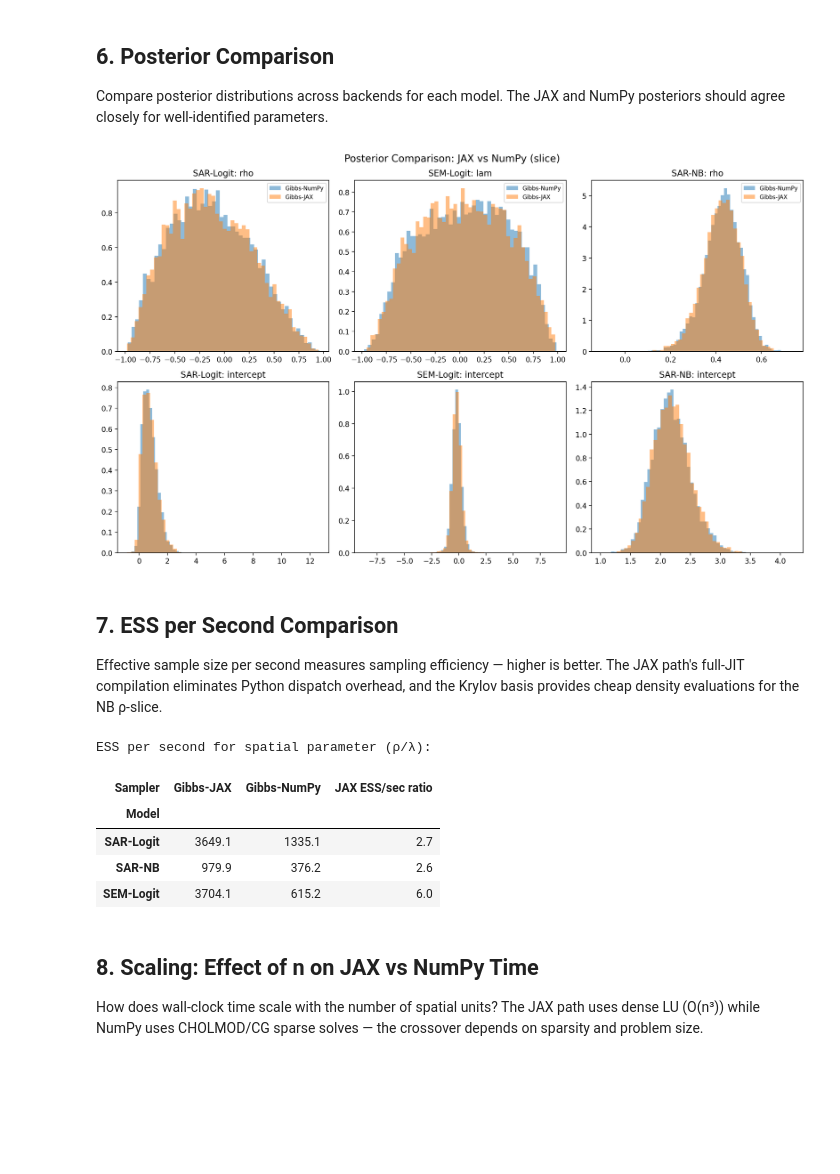
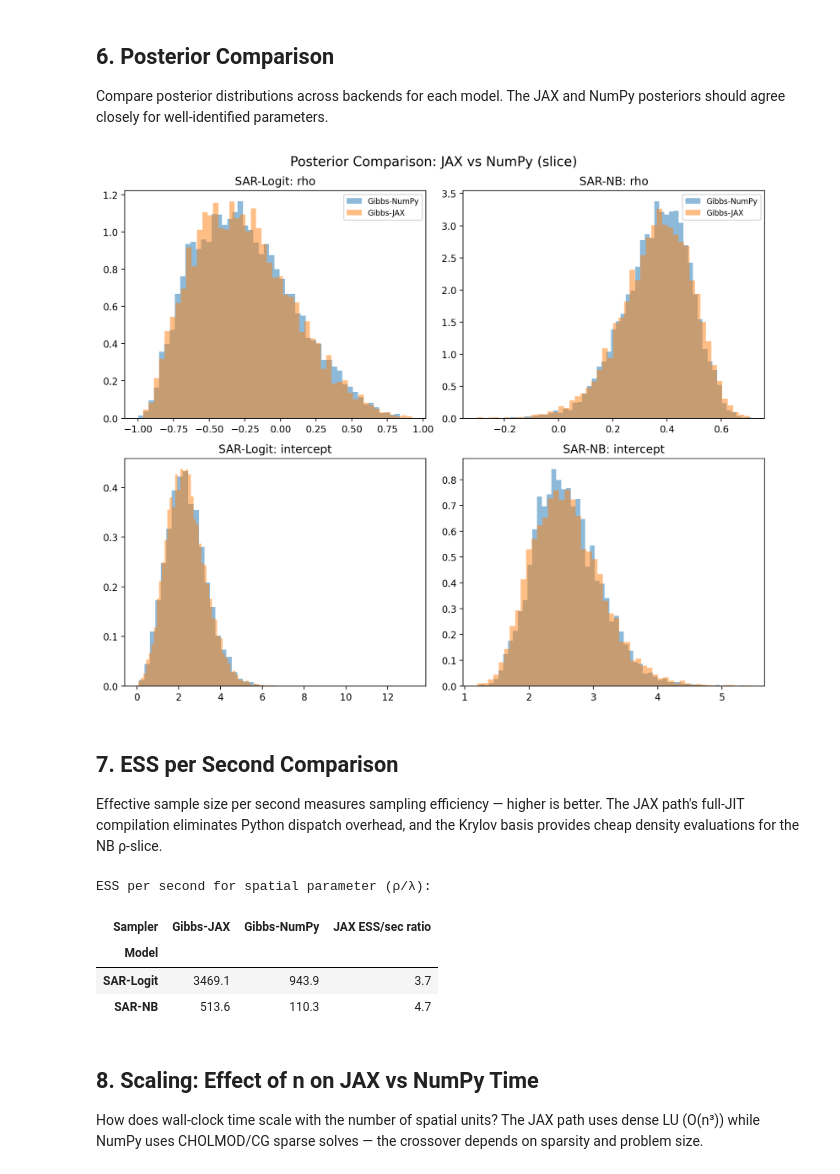
Before and after one commit to knaaptime/neighbayes, a Jupyter notebook: docs/source/performance/mala_vs_slice_profiling.ipynb, the cells around one changed output. Drawn from its saved outputs; the diff is of its cells as text; code cells hidden in the pictures; blank space fills up the shorter version.

Commit message:
remove spatial logit with random effects (SARLogit RE, SEMLogit): unidentifiable in a cross-section

```diff
--- a/docs/source/performance/mala_vs_slice_profiling.ipynb
+++ b/docs/source/performance/mala_vs_slice_profiling.ipynb
@@ -194,7 +188,6 @@ results = []
 
 models_and_data = [
     ("SAR-Logit", SARLogit, y_sar_logit, X_sar_logit, {}),
-    ("SEM-Logit", SEMLogit, y_sem_logit, X_sem_logit, {"unit_effects": "random"}),
     ("SAR-NB", SARNegBin, y_sar_nb, X_sar_nb, {}),
 ]
 
@@ -340,37 +324,37 @@ for model_name, ModelClass, y, X, design in models_and_data:
             idata = model.fit(**config)
             idatas[model_name][config_name] = idata
         except Exception:
             pass
 
 # Plot comparison for each model
-spatial_param_map = {"SAR-Logit": "rho", "SEM-Logit": "lam", "SAR-NB": "rho"}
+spatial_param_map = {"SAR-Logit": "rho", "SAR-NB": "rho"}
 
-fig, axes = plt.subplots(2, 3, figsize=(14, 8))
+fig, axes = plt.subplots(2, 2, figsize=(10, 8))
 
-for col, model_name in enumerate(["SAR-Logit", "SEM-Logit", "SAR-NB"]):
+for col, model_name in enumerate(["SAR-Logit", "SAR-NB"]):
     param = spatial_param_map[model_name]
     for row, param_name in enumerate([param, "beta"]):
         ax = axes[row, col]
         for config_name in configs:
             if config_name in idatas.get(model_name, {}):
                 idata = idatas[model_name][config_name]
                 if param_name == "beta":
                     # Plot intercept (first coefficient)
                     samples = idata.posterior["beta"].values[:, :, 0].flatten()
                 else:
                     samples = idata.posterior[param_name].values.flatten()
                 ax.hist(samples, bins=50, alpha=0.5, density=True, label=config_name)
         ax.set_title(
             f"{model_name}: {param_name if param_name != 'beta' else 'intercept'}"
         )
         if row == 0:
             ax.legend(fontsize=8)
 
 plt.tight_layout()
 plt.suptitle("Posterior Comparison: JAX vs NumPy (slice)", y=1.02, fontsize=14)
 plt.show()
 # %% [output]
-[figure, old version]
+[figure, new version]
 # %% [markdown]
 ## 7. ESS per Second Comparison
 
@@ -378,7 +362,7 @@ Effective sample size per second measures sampling efficiency — higher is bett
 # %%
 # Compute ESS/sec for the spatial parameter
 ess_per_sec = []
-for model_name in ["SAR-Logit", "SEM-Logit", "SAR-NB"]:
+for model_name in ["SAR-Logit", "SAR-NB"]:
     param = spatial_param_map[model_name]
     for config_name in configs:
         if config_name in idatas.get(model_name, {}):
@@ -415,9 +399,8 @@ else:
 ESS per second for spatial parameter (ρ/λ):
 | Sampler | Gibbs-JAX | Gibbs-NumPy | JAX ESS/sec ratio |
 | Model |  |  |  |
-| SAR-Logit | 3649.1 | 1335.1 | 2.7 |
-| SAR-NB | 979.9 | 376.2 | 2.6 |
-| SEM-Logit | 3704.1 | 615.2 | 6.0 |
+| SAR-Logit | 3469.1 | 943.9 | 3.7 |
+| SAR-NB | 513.6 | 110.3 | 4.7 |
 # %% [markdown]
 ## 8. Scaling: Effect of n on JAX vs NumPy Time
 
```
Also changed, not shown: parts of 9 cells of this notebook, 31 other files.
